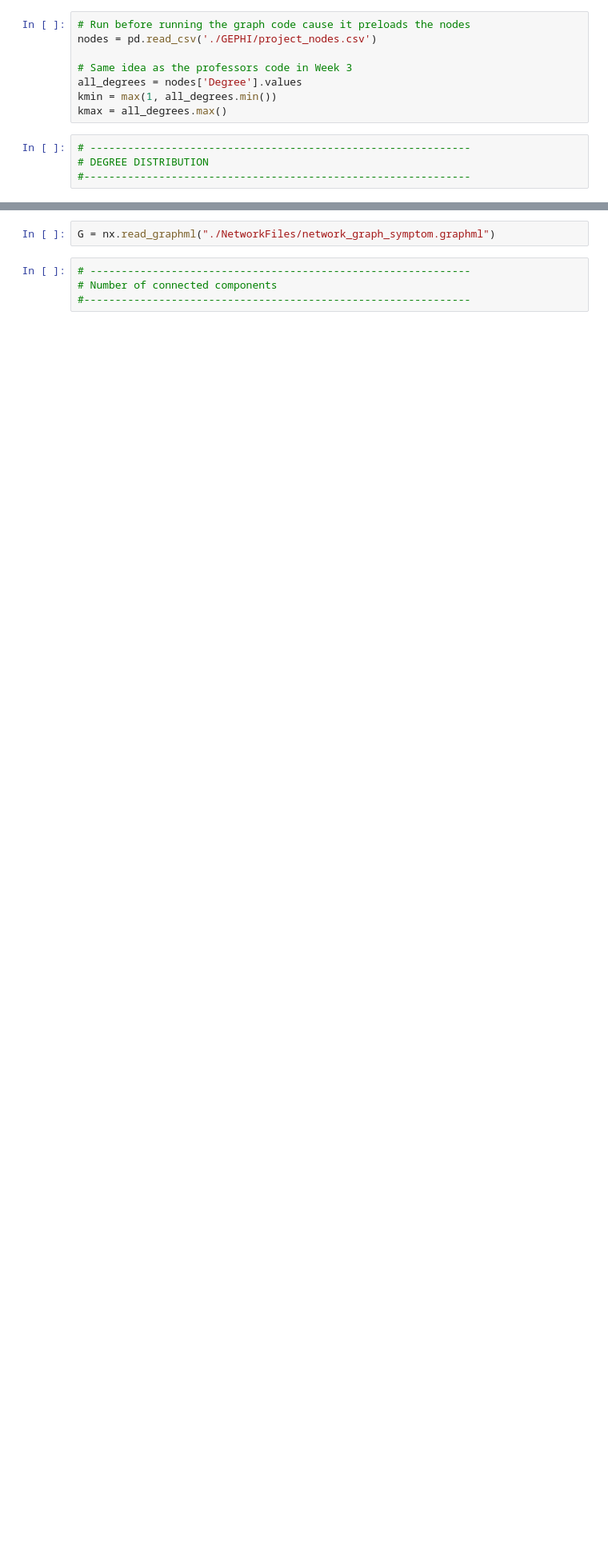
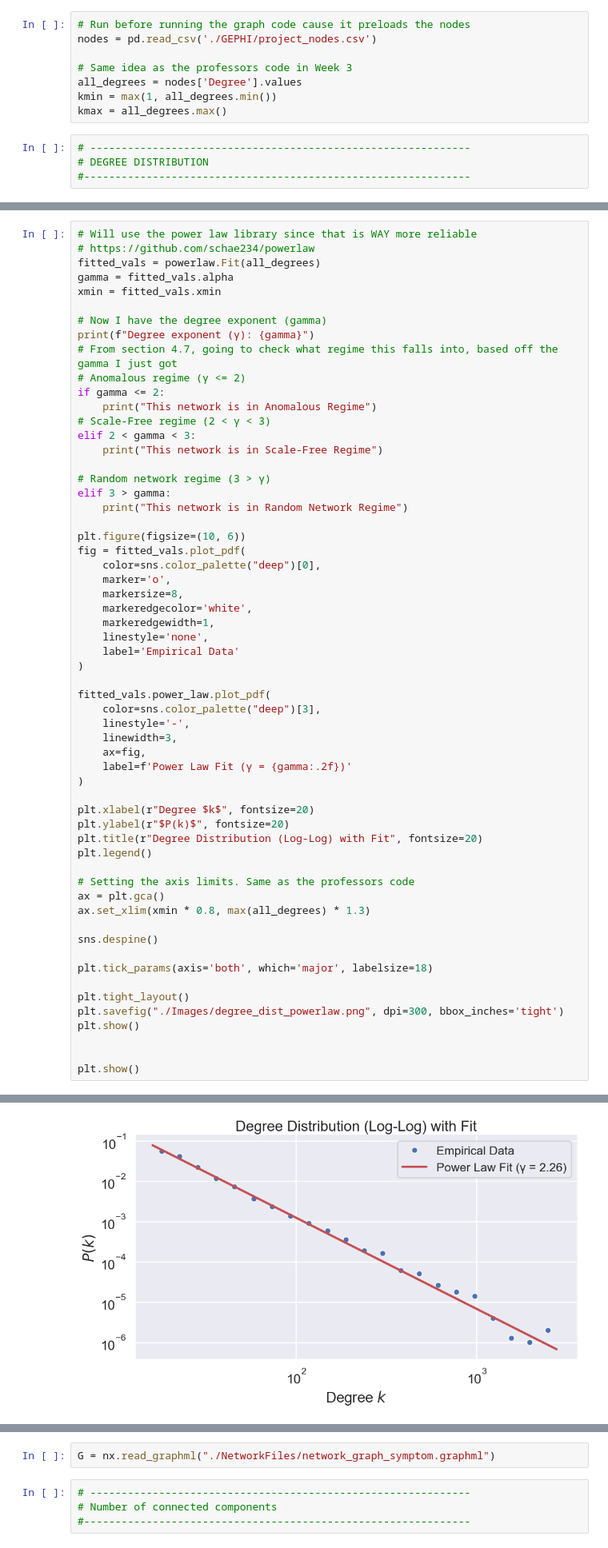
Before and after one commit to TheoYamit/CPSC572-Project, a Jupyter notebook: calculationGraph.ipynb, the cells around one changed output, grey strips where cells are left out. Shown: that part at 80% size. Cells and saved outputs as stored; diff of their text form; blank space fills up the shorter version.

Commit message:
Added better code for symptoms (fuzz duplicate). Also added the distribution and power law code.

```diff
--- a/calculationGraph.ipynb
+++ b/calculationGraph.ipynb
@@ -97,0 +25,60 @@ plt.show()
+# %%
+# Will use the power law library since that is WAY more reliable
+# https://github.com/schae234/powerlaw
+fitted_vals = powerlaw.Fit(all_degrees)
+gamma = fitted_vals.alpha
+xmin = fitted_vals.xmin
+
+# Now I have the degree exponent (gamma)
+print(f"Degree exponent (γ): {gamma}")
+# From section 4.7, going to check what regime this falls into, based off the gamma I just got
+# Anomalous regime (γ <= 2)
+if gamma <= 2:
+    print("This network is in Anomalous Regime")
+# Scale-Free regime (2 < γ < 3)
+elif 2 < gamma < 3:
+    print("This network is in Scale-Free Regime")
+
+# Random network regime (3 > γ)
+elif 3 > gamma:
+    print("This network is in Random Network Regime")
+
+plt.figure(figsize=(10, 6))
+fig = fitted_vals.plot_pdf(
+    color=sns.color_palette("deep")[0],
+    marker='o',
+    markersize=8,
+    markeredgecolor='white',
+    markeredgewidth=1,
+    linestyle='none',
+    label='Empirical Data'
+)
+
+fitted_vals.power_law.plot_pdf(
+    color=sns.color_palette("deep")[3],
+    linestyle='-',
+    linewidth=3,
+    ax=fig,
+    label=f'Power Law Fit (γ = {gamma:.2f})'
+)
+
+plt.xlabel(r"Degree $k$", fontsize=20)
+plt.ylabel(r"$P(k)$", fontsize=20)
+plt.title(r"Degree Distribution (Log-Log) with Fit", fontsize=20)
+plt.legend()
+
+# Setting the axis limits. Same as the professors code
+ax = plt.gca()
+ax.set_xlim(xmin * 0.8, max(all_degrees) * 1.3)
+
+sns.despine()
+
+plt.tick_params(axis='both', which='major', labelsize=18)
+
+plt.tight_layout()
+plt.savefig("./Images/degree_dist_powerlaw.png", dpi=300, bbox_inches='tight')
+plt.show()
+
+
+plt.show()
+# %% [output]
@@ -98 +89,2 @@ plt.show()
+[figure, added]
 # %%
```
Also changed, not shown: parts of 6 cells of this notebook, 4 other files.
